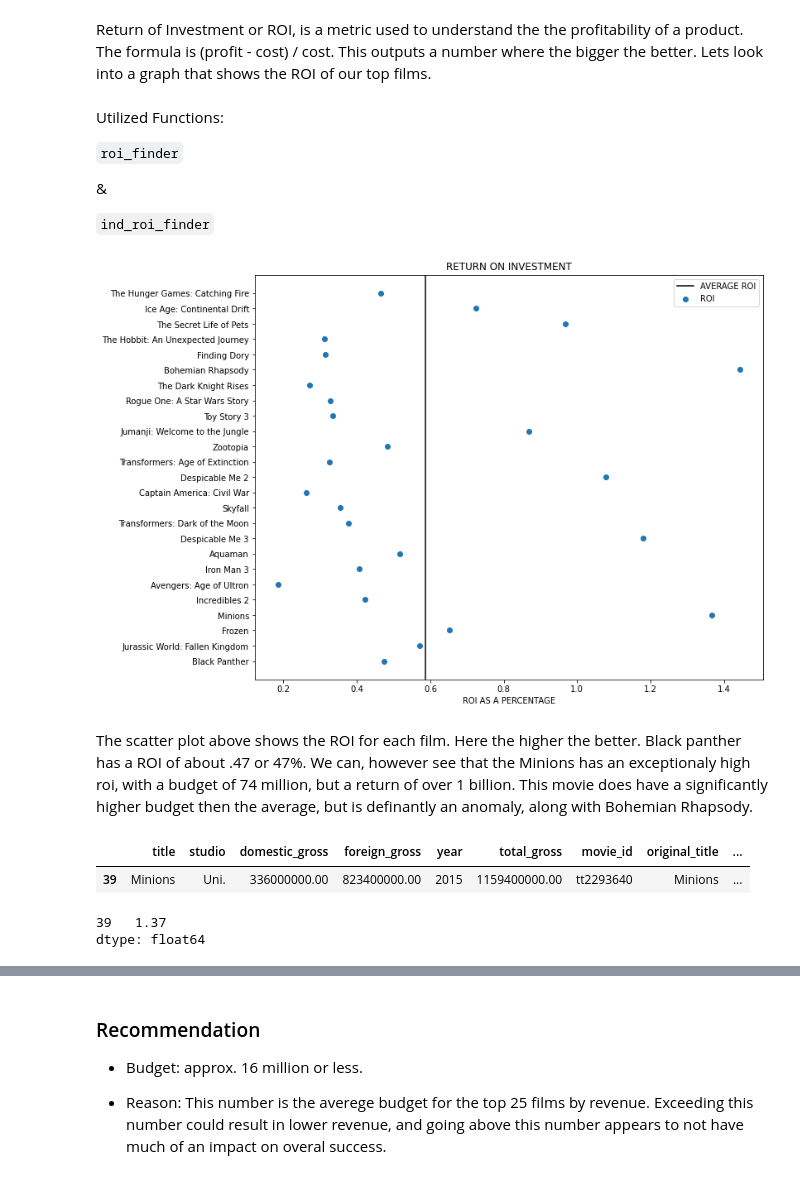
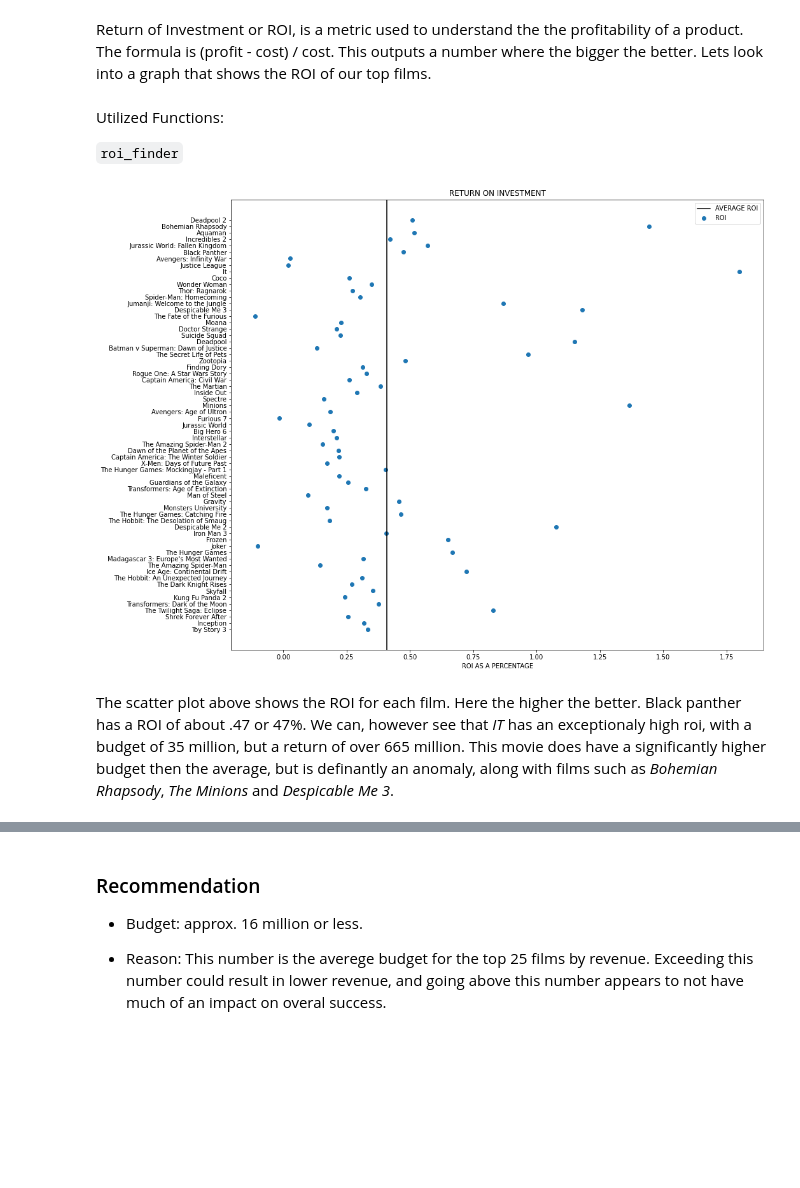
Before and after one commit to Djohnson1313/Phase_2_Project, a Jupyter notebook: Phase.2.project.notebook.ipynb, the cells around one changed output, grey strips where cells are left out. Saved outputs shown, nothing was run; the diff lists cells and outputs as text; code cells hidden in the pictures; blank space fills up the shorter version.

```diff
--- a/Phase.2.project.notebook.ipynb
+++ b/Phase.2.project.notebook.ipynb
@@ -121,7 +127,8 @@ def df2_avg_rating(year):
 # %%
 # create function to find the return on investment (ROI) for given films
 def roi_finder(df):
-    for ind in top_25_budget.index: # for loop to iterate through each row of info
-        cost = top_25_budget['budget'] # find cost of each film
-        profit = top_25_budget['total_revenue'] # find profit for each film
+    df = df
+    for ind in df.index: # for loop to iterate through each row of info
+        cost = df['budget'] # find cost of each film
+        profit = df['total_revenue'] # find profit for each film
         return ((profit - cost) / cost) / 10 # ROI formula and output
@@ -330,6 +328,8 @@ ___
 Budget is one half of the equation for total revenue, the other half being gross income. Lets look into how some popular films managed their budget and see if we can learn from them.
 # %%
 df4['total_revenue'] = df4['total_gross'] - df4['budget'] # create column for total revenue by subtracting total gross from budget
+df4['total_revenue'].fillna(0.0, inplace = True) # remove null values from total_revenue
+df4['ROI'] = ((df4['total_revenue'] - df4['budget']) / df4['budget']) / 10 # create ROI column
 df5 = df4.drop_duplicates(subset = 'title') # remove duplicate entries
 top_25_budget = df5.sort_values(by = 'total_revenue', ascending = False)[:25] # create sorted list of the top 25 by revenue
 top_25_budget.head() # view first five of dataframe
@@ -423,34 +429,20 @@ The formula is (profit - cost) / cost. This outputs a number where the bigger th
 Utilized Functions:
 
 `roi_finder`
-
-&
-
-`ind_roi_finder`
 # %%
-fig, ax = plt.subplots(figsize = (11, 9)) # create figure for plot
+fig, ax = plt.subplots(figsize = (15, 13)) # create figure for plot
 
-height = roi_finder(top_25_budget) # find ROI of top films
-y = top_25_budget['title'] # set y axis to titles
-height_mean = (sum(height) / len(height)) # find mean of x values
+height = roi_finder(df5) # find ROI of films
+y = df5['title'] # set y axis to titles
+height_mean = sum(height) / len(height) # find mean of x values
 ax.axvline(height_mean, color = 'black') # place average line
 plt.scatter(height, y) # create plot
 ax.set_title('RETURN ON INVESTMENT') # title plot
 ax.set_xlabel('ROI AS A PERCENTAGE') # label axis
 plt.legend(['AVERAGE ROI', 'ROI']) # create legend
 plt.show(); # output
 # %% [output]
-[figure, old version]
+[figure, new version]
 # %% [markdown]
 The scatter plot above shows the ROI for each film. Here the higher the better. Black panther has a ROI of about .47 or 47%.
-We can, however see that the Minions has an exceptionaly high roi, with a budget of 74 million, but a return of over 1 billion. This movie does have a significantly higher budget then the average, but is definantly an anomaly, along with Bohemian Rhapsody.
+We can, however see that *IT* has an exceptionaly high roi, with a budget of 35 million, but a return of over 665 million. This movie does have a significantly higher budget then the average, but is definantly an anomaly, along with films such as *Bohemian Rhapsody*, *The Minions* and *Despicable Me 3*.
-# %%
-top_25_budget[top_25_budget['title'] == 'Minions'] # view Minions entry
-# %% [output]
-|  | title | studio | domestic_gross | foreign_gross | year | total_gross | movie_id | original_title | ... |
-| 39 | Minions | Uni. | 336000000.00 | 823400000.00 | 2015 | 1159400000.00 | tt2293640 | Minions | ... |
-# %%
-ind_roi_finder(top_25_budget, 'Minions') # view Minions ROI
-# %% [output]
-39   1.37
-dtype: float64
```
Also changed, not shown: parts of 19 cells of this notebook.
